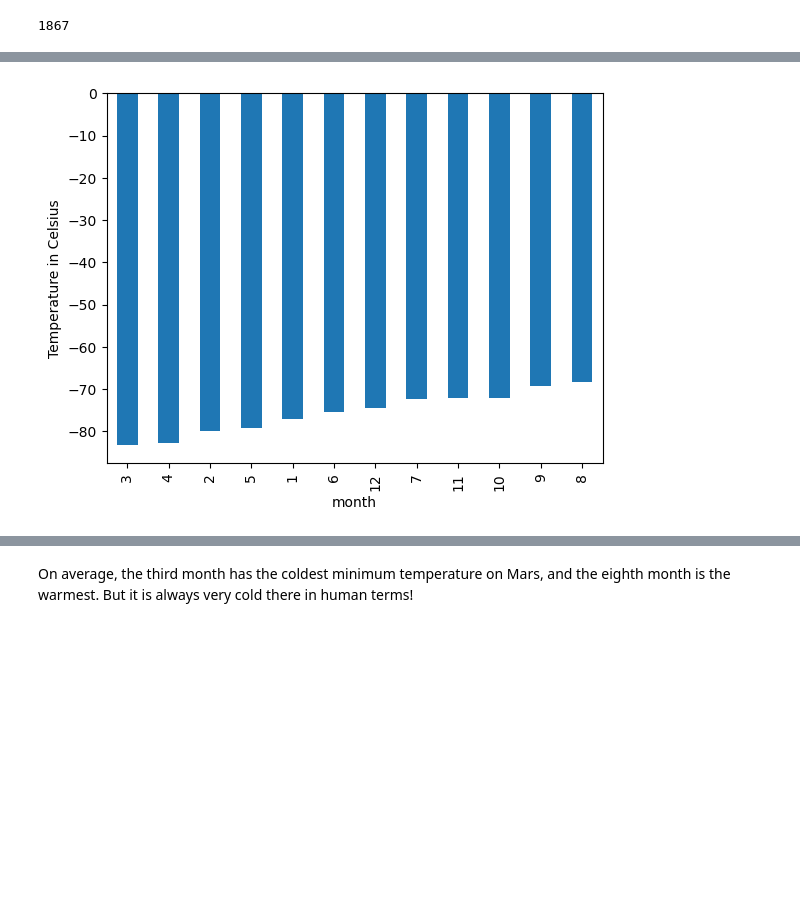
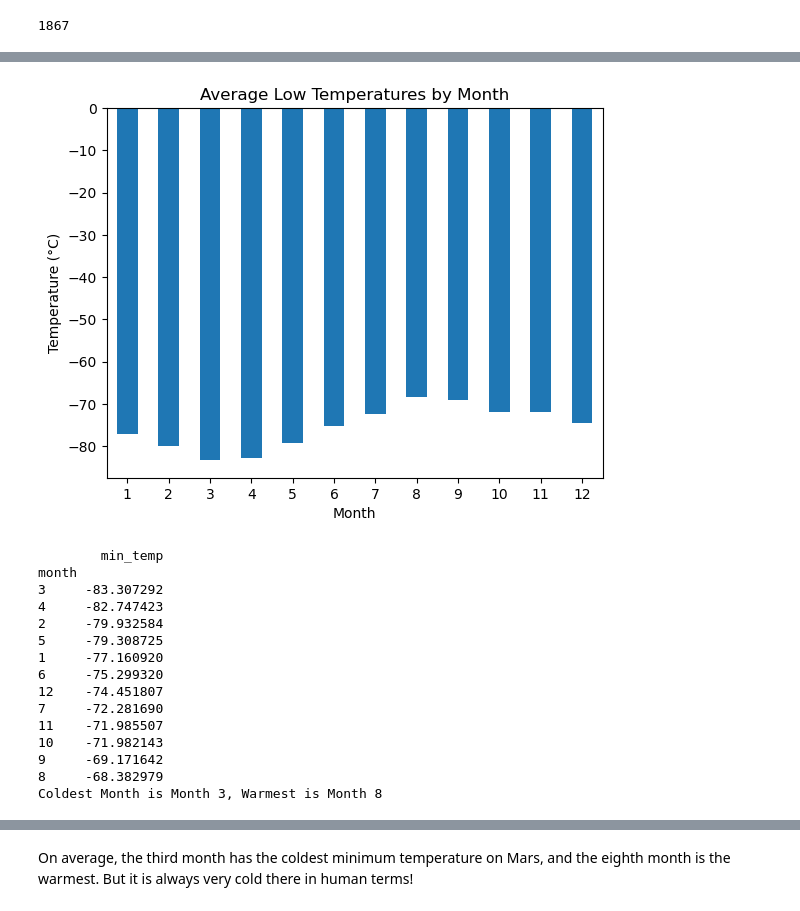
Before and after one commit to caraujo94/Module-11-Challenge, a Jupyter notebook: Starter_Code/part_2_mars_weather.ipynb, the cells around one changed output, grey strips where cells are left out. Saved outputs shown, nothing was run; the diff lists cells and outputs as text; code cells hidden in the pictures; blank space fills up the shorter version.

```diff
--- a/Starter_Code/part_2_mars_weather.ipynb
+++ b/Starter_Code/part_2_mars_weather.ipynb
@@ -57,4 +64,12 @@ Assemble the scraped data into a Pandas DataFrame. The columns should have the s
 # %%
 # Create an empty list
+tbl = []
+column_data = table.find_all('tr')
+# Loop through the scraped data to create a list of rows
 
-# Loop through the scraped data to create a list of rows
+for row in column_data[1:]:
+    row_data = row.find_all('td')
+    individual_row_data = [data.text for data in row_data]
+
+    tbl.append(individual_row_data)
+print(len(tbl))
@@ -61,4 +78,5 @@ Assemble the scraped data into a Pandas DataFrame. The columns should have the s
 # %%
 # Create a Pandas DataFrame by using the list of rows and a list of the column names
+df=pd.DataFrame(tbl, columns=table_titles)
 # %%
 # Confirm DataFrame was created successfully
@@ -91,2 +109,11 @@ dtype: object
+# %%
+# Change data types for data analysis
+df = df.astype({"id": int,
+                "terrestrial_date": "datetime64[ns]",
+                "sol": int,
+                "ls": int,
+                "month": int,
+                "min_temp": float,
+                "pressure": float})
 # %%
 # Confirm type changes were successful by examining data types again
@@ -137,4 +168,6 @@ Name: month, dtype: int64
 1867
 # %%
 # 3. What is the average low temperature by month?
+avg_low_temp= df.groupby('month').agg({'min_temp':'mean'})
+avg_low_temp
 # %% [output]
@@ -159,6 +188,31 @@ Name: min_temp, dtype: float64
+# %%
+# Plot the average temperature by month
+avg_low_temp.plot.bar(title="Average Low Temperatures by Month",
+                                   xlabel="Month", ylabel="Temperature (°C)",
+                                   legend=False, rot=0)
+plt.show()
+# %% [output]
+[figure, added]
 # %%
 # Identify the coldest and hottest months in Curiosity's location
+cold_hot= avg_low_temp.sort_values("min_temp")
+print(cold_hot)
+print("Coldest Month is Month 3, Warmest is Month 8")
 # %% [output]
-[figure, removed]
+        min_temp
+month
+3     -83.307292
+4     -82.747423
+2     -79.932584
+5     -79.308725
+1     -77.160920
+6     -75.299320
+12    -74.451807
+7     -72.281690
+11    -71.985507
+10    -71.982143
+9     -69.171642
+8     -68.382979
+Coldest Month is Month 3, Warmest is Month 8
 # %%
 # 4. Average pressure by Martian month
```
Also changed, not shown: parts of 19 cells of this notebook, 1 other file.
